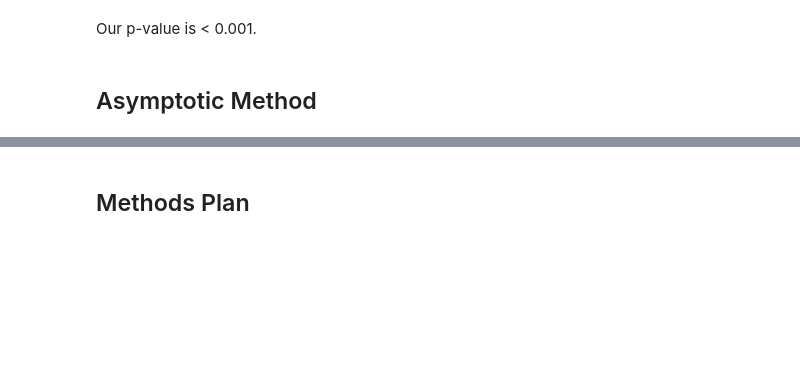
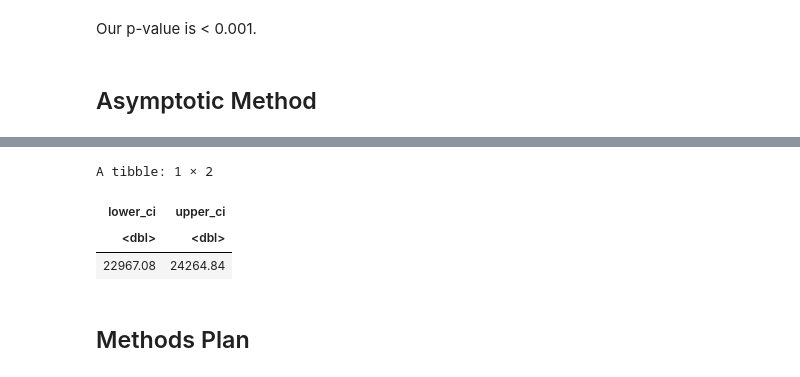
Before and after one commit to Yuji03b/STAT-201-GROUP-1, a Jupyter notebook: report.ipynb, the cells around one changed output, grey strips where cells are left out. Saved outputs shown, nothing was run; the diff lists cells and outputs as text; code cells hidden in the pictures; blank space fills up the shorter version.

```diff
--- a/report.ipynb
+++ b/report.ipynb
@@ -242,6 +241,28 @@ A tibble: 1 × 10
 | estimate | estimate1 | estimate2 | statistic | p.value | parameter | conf.low | conf.high | method | alternative |
 | <dbl> | <dbl> | <dbl> | <dbl> | <dbl> | <dbl> | <dbl> | <dbl> | <chr> | <chr> |
 | 23615.96 | 32050.23 | 8434.268 | 32.75189 | 2.944732e-103 | 311.8511 | 22426.4 | Inf | Welch Two Sample t-test | greater |
+# %%
+diff_in_charges <- insurance |>
+    group_by(smoker) |>
+    summarize(mean = mean(charges)) |>
+    pivot_wider(names_from = smoker, values_from = mean) |>
+    transmute(diff = yes - no) |>
+    pull(diff)
+
+std_error <- sd(insurance$charges) / sqrt(nrow(insurance))
+
+mean_diff_in_charges_ci <-
+    tibble(
+        lower_ci = qnorm(0.025, diff_in_charges, std_error),
+        upper_ci = qnorm(0.975, diff_in_charges, std_error)
+        )
+
+mean_diff_in_charges_ci
+# %% [output]
+A tibble: 1 × 2
+| lower_ci | upper_ci |
+| <dbl> | <dbl> |
+| 22967.08 | 24264.84 |
 # %% [markdown]
 ## Methods Plan
 # %% [markdown]
```
Also changed, not shown: parts of 3 cells of this notebook.
